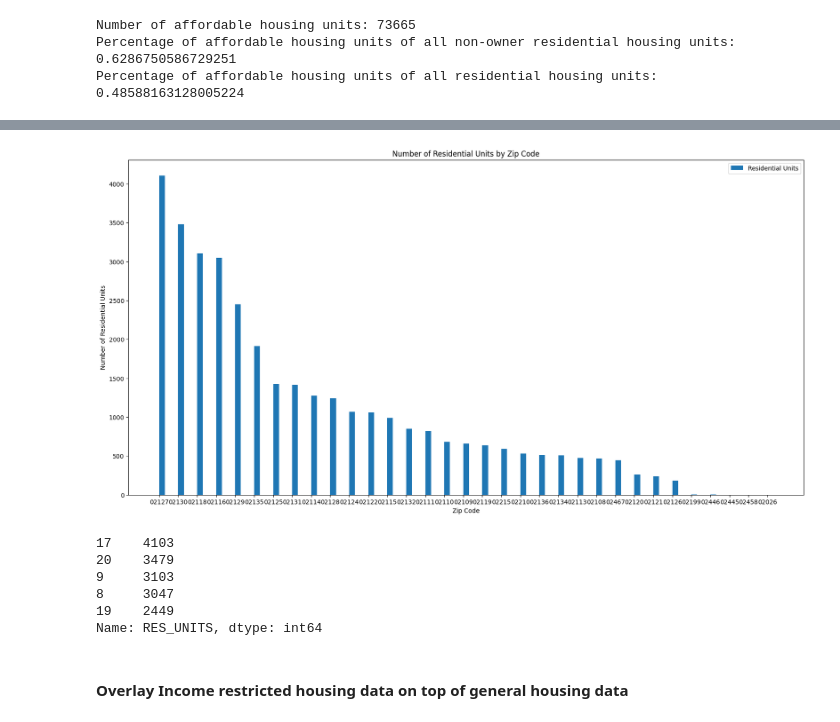
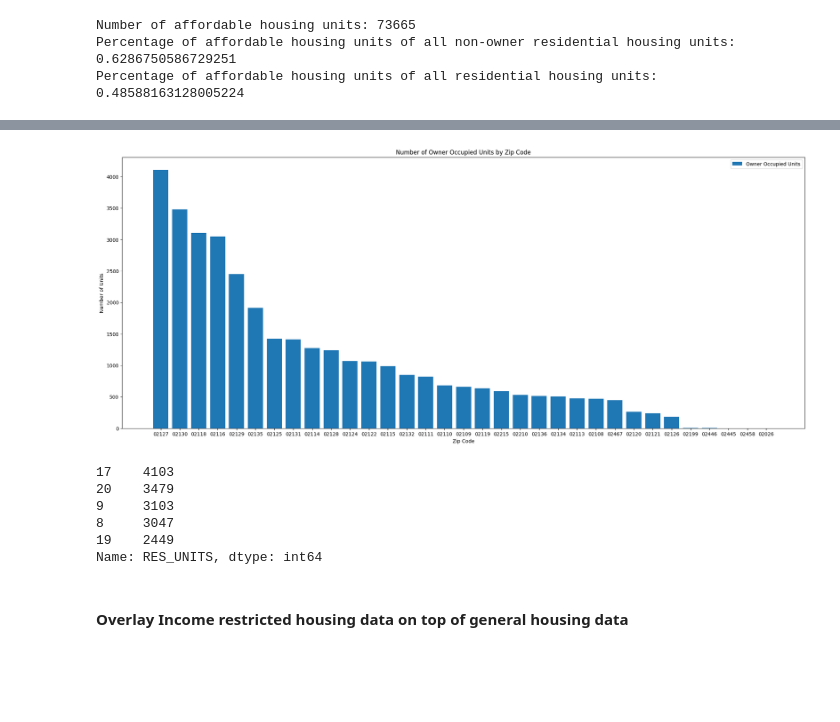
Before and after one commit to BU-Spark/ds-councilor-louijeune-small-landlord, a Jupyter notebook: deliverable1/analysis.ipynb, the cells around one changed output, grey strips where cells are left out. Saved outputs shown, nothing was run; the diff lists cells and outputs as text; code cells hidden in the pictures; blank space fills up the shorter version.

```diff
--- a/deliverable1/analysis.ipynb
+++ b/deliverable1/analysis.ipynb
@@ -139,22 +139,24 @@ afford_housing.head()
 | 12 | 02121 | 4715 | 4483 | 232 | 141.0 | 85.0 | 56.0 | 4574 | ... |
 # %%
 # Visualize zip code data on all_housing
-plt.figure(figsize=(20,10))
+plt.figure(figsize=(25,10))
 
 # sort by res_units
 owner_housing = owner_housing.sort_values(by=['RES_UNITS'], ascending=False)
 
-plt.bar(owner_housing['ZIPCODE'], owner_housing['RES_UNITS'], label='Residential Units', width=0.3, align='edge')
+# plot res_units by zip code with space between the bars
+plt.bar(owner_housing['ZIPCODE'], owner_housing['RES_UNITS'], label='Owner Occupied Units')
 plt.xlabel('Zip Code')
-plt.ylabel('Number of Residential Units')
-plt.title('Number of Residential Units by Zip Code')
+plt.ylabel('Number of Units')
+plt.title('Number of Owner Occupied Units by Zip Code')
+
 plt.legend()
 plt.show()
 
 # print out res_units for head
 owner_housing['RES_UNITS'].head()
 # %% [output]
-[figure, old version]
+[figure, new version]
 17    4103
 20    3479
 9     3103
```
